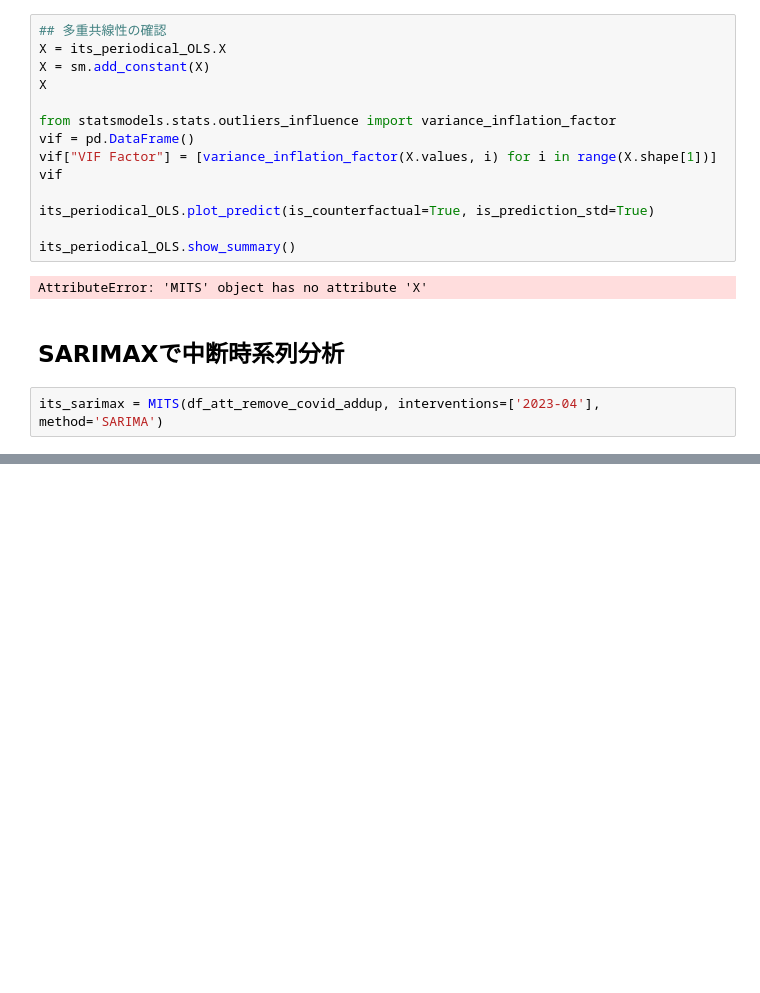
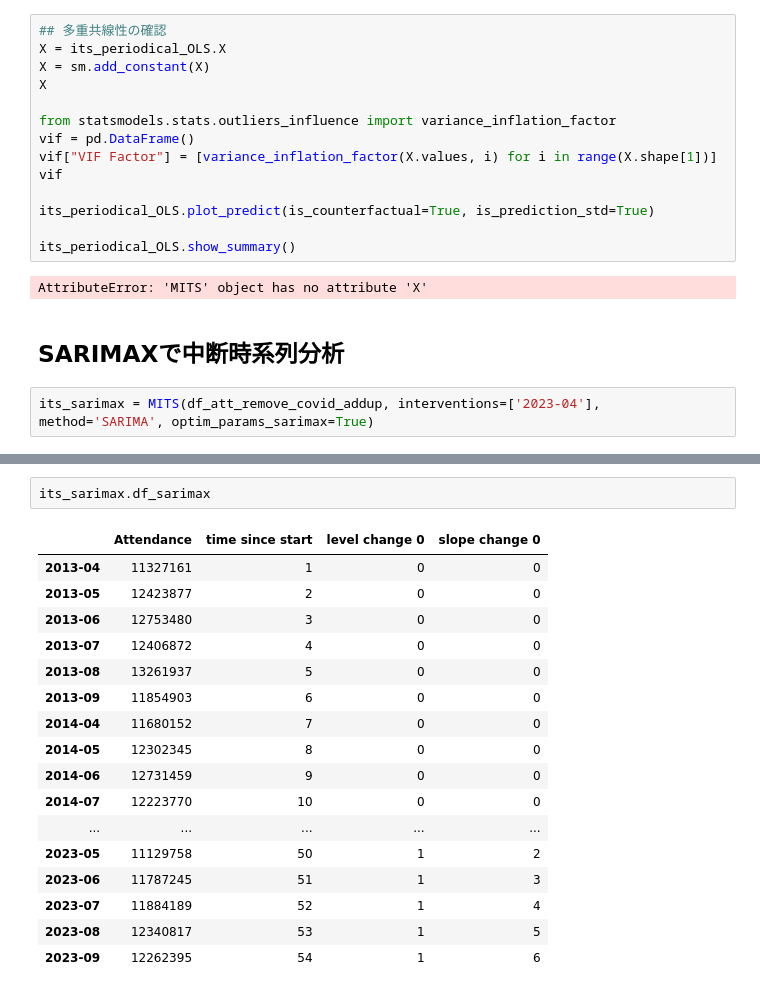
Before and after one commit to mohki7/graduation_thesis, a Jupyter notebook: InterruptedTimeSeries_.ipynb, the cells around one changed output, grey strips where cells are left out. Drawn from its saved outputs; the diff is of its cells as text; blank space fills up the shorter version.

Commit message:
SARIMAXで最適化を行うoptim_param_sarimaxの実装完了

```diff
--- a/InterruptedTimeSeries_.ipynb
+++ b/InterruptedTimeSeries_.ipynb
@@ -158,7 +158,7 @@ AttributeError: 'MITS' object has no attribute 'X'
 # %% [markdown]
 ## SARIMAXで中断時系列分析
 # %%
-its_sarimax = MITS(df_att_remove_covid_addup, interventions=['2023-04'], method='SARIMA')
+its_sarimax = MITS(df_att_remove_covid_addup, interventions=['2023-04'], method='SARIMA', optim_params_sarimax=True)
 # %%
 its_sarimax.show_summary()
 # %% [output]
@@ -215,0 +182,20 @@ Warnings:
+# %%
+its_sarimax.df_sarimax
+# %% [output]
+|  | Attendance | time since start | level change 0 | slope change 0 |
+| 2013-04 | 11327161 | 1 | 0 | 0 |
+| 2013-05 | 12423877 | 2 | 0 | 0 |
+| 2013-06 | 12753480 | 3 | 0 | 0 |
+| 2013-07 | 12406872 | 4 | 0 | 0 |
+| 2013-08 | 13261937 | 5 | 0 | 0 |
+| 2013-09 | 11854903 | 6 | 0 | 0 |
+| 2014-04 | 11680152 | 7 | 0 | 0 |
+| 2014-05 | 12302345 | 8 | 0 | 0 |
+| 2014-06 | 12731459 | 9 | 0 | 0 |
+| 2014-07 | 12223770 | 10 | 0 | 0 |
+| ... | ... | ... | ... | ... |
+| 2023-05 | 11129758 | 50 | 1 | 2 |
+| 2023-06 | 11787245 | 51 | 1 | 3 |
+| 2023-07 | 11884189 | 52 | 1 | 4 |
+| 2023-08 | 12340817 | 53 | 1 | 5 |
+| 2023-09 | 12262395 | 54 | 1 | 6 |
```
Also changed, not shown: parts of 1 cell of this notebook, 1 other file.
